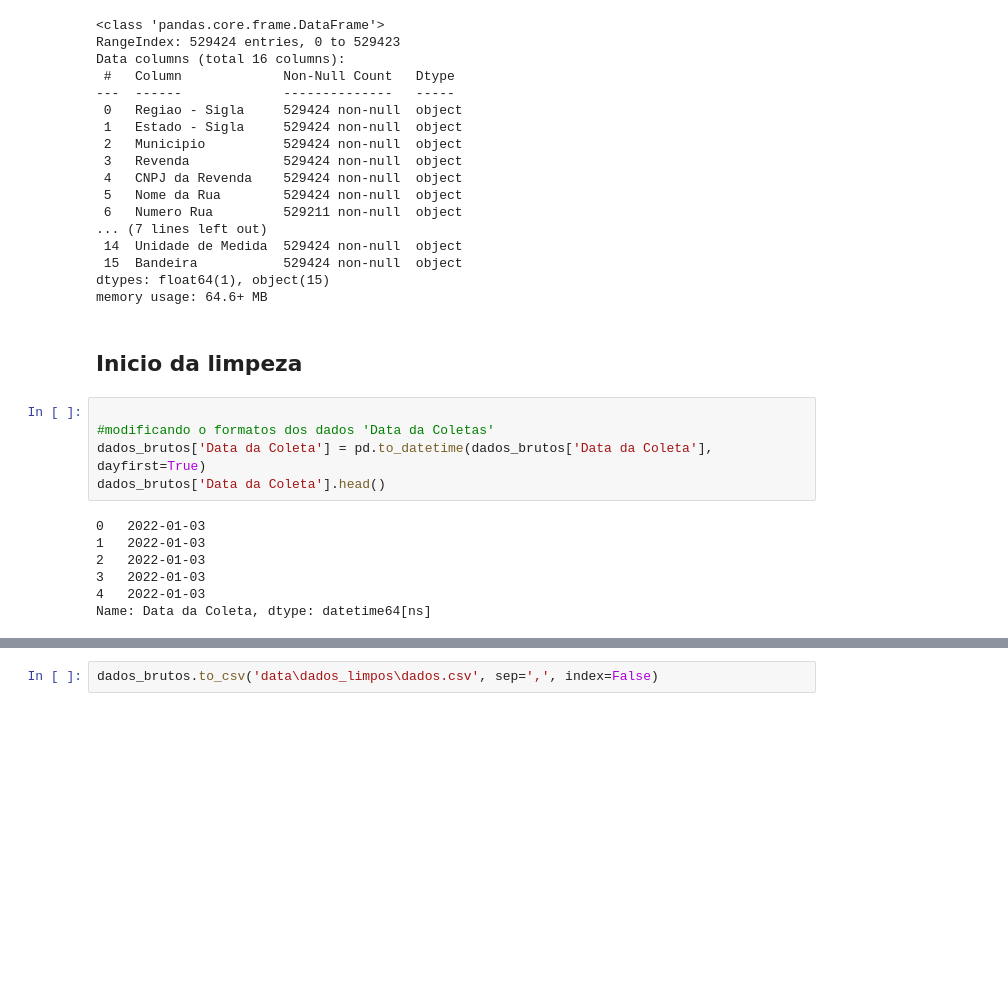
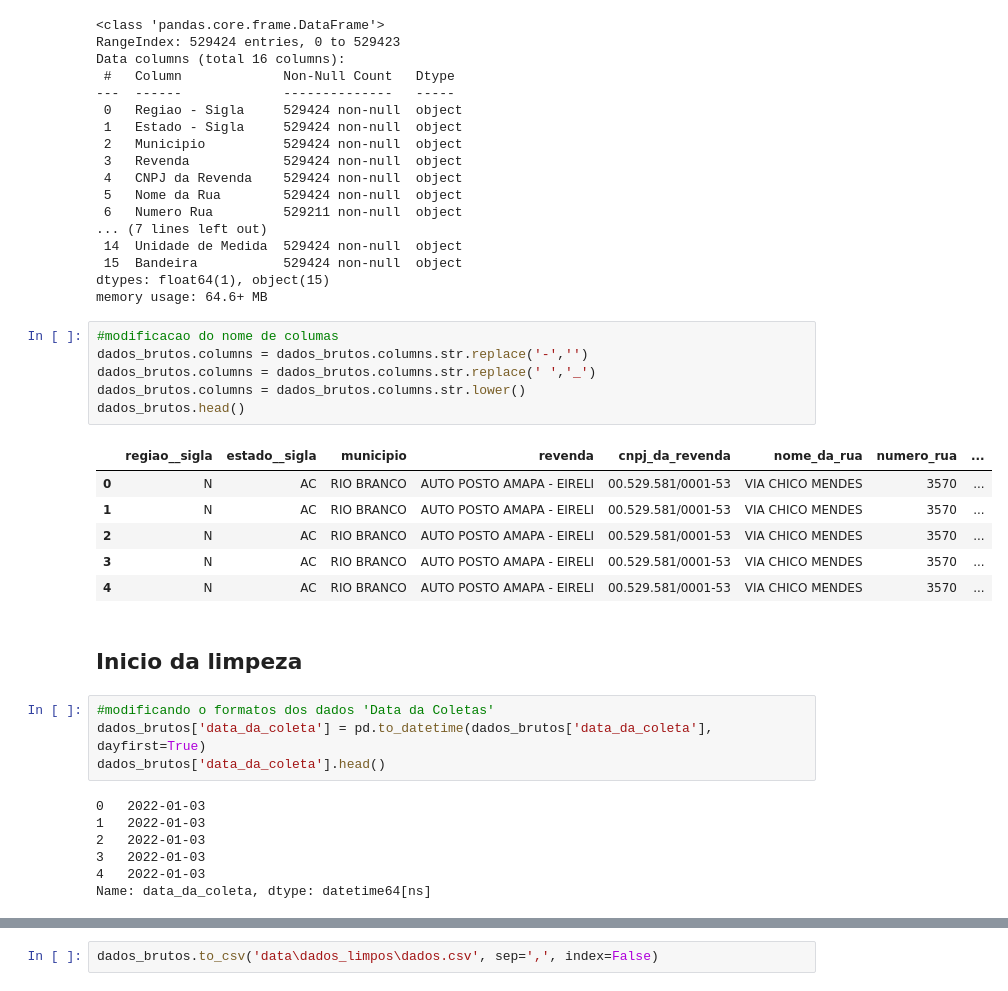
Before and after one commit to lucasCanella/Projeto-modulo-4, a Jupyter notebook: limpesa_dos_dados.ipynb, the cells around one changed output, grey strips where cells are left out. Drawn from its saved outputs; the diff is of its cells as text; blank space fills up the shorter version.

```diff
--- a/limpesa_dos_dados.ipynb
+++ b/limpesa_dos_dados.ipynb
@@ -24,18 +24,30 @@ Data columns (total 16 columns):
  15  Bandeira           529424 non-null  object
 dtypes: float64(1), object(15)
 memory usage: 64.6+ MB
+# %%
+#modificacao do nome de columas
+dados_brutos.columns = dados_brutos.columns.str.replace('-','')
+dados_brutos.columns = dados_brutos.columns.str.replace(' ','_')
+dados_brutos.columns = dados_brutos.columns.str.lower()
+dados_brutos.head()
+# %% [output]
+|  | regiao__sigla | estado__sigla | municipio | revenda | cnpj_da_revenda | nome_da_rua | numero_rua | ... |
+| 0 | N | AC | RIO BRANCO | AUTO POSTO AMAPA - EIRELI | 00.529.581/0001-53 | VIA CHICO MENDES | 3570 | ... |
+| 1 | N | AC | RIO BRANCO | AUTO POSTO AMAPA - EIRELI | 00.529.581/0001-53 | VIA CHICO MENDES | 3570 | ... |
+| 2 | N | AC | RIO BRANCO | AUTO POSTO AMAPA - EIRELI | 00.529.581/0001-53 | VIA CHICO MENDES | 3570 | ... |
+| 3 | N | AC | RIO BRANCO | AUTO POSTO AMAPA - EIRELI | 00.529.581/0001-53 | VIA CHICO MENDES | 3570 | ... |
+| 4 | N | AC | RIO BRANCO | AUTO POSTO AMAPA - EIRELI | 00.529.581/0001-53 | VIA CHICO MENDES | 3570 | ... |
 # %% [markdown]
 ## Inicio da limpeza
 # %%
-
 #modificando o formatos dos dados 'Data da Coletas'
-dados_brutos['Data da Coleta'] = pd.to_datetime(dados_brutos['Data da Coleta'], dayfirst=True)
-dados_brutos['Data da Coleta'].head()
+dados_brutos['data_da_coleta'] = pd.to_datetime(dados_brutos['data_da_coleta'], dayfirst=True)
+dados_brutos['data_da_coleta'].head()
 # %% [output]
 0   2022-01-03
 1   2022-01-03
 2   2022-01-03
 3   2022-01-03
 4   2022-01-03
-Name: Data da Coleta, dtype: datetime64[ns]
+Name: data_da_coleta, dtype: datetime64[ns]
 # %%
```
Also changed, not shown: parts of 10 cells of this notebook, 2 other files.
